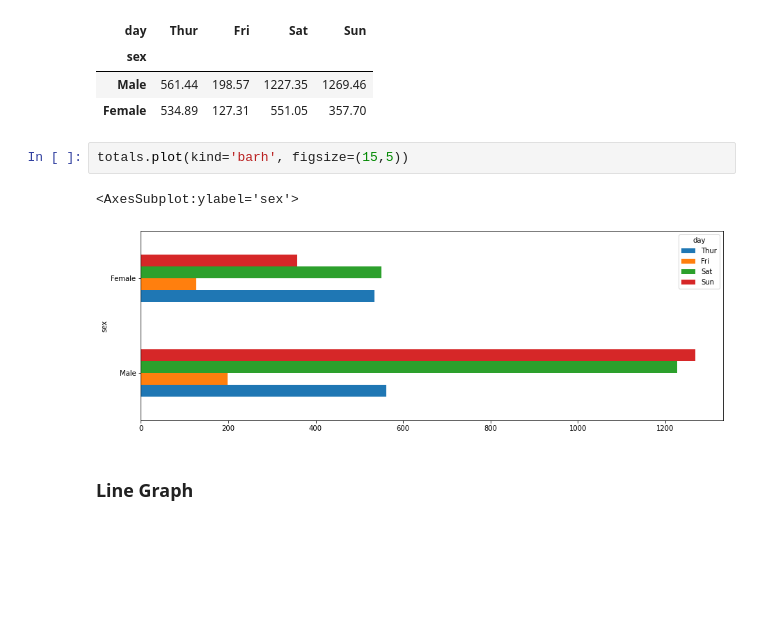
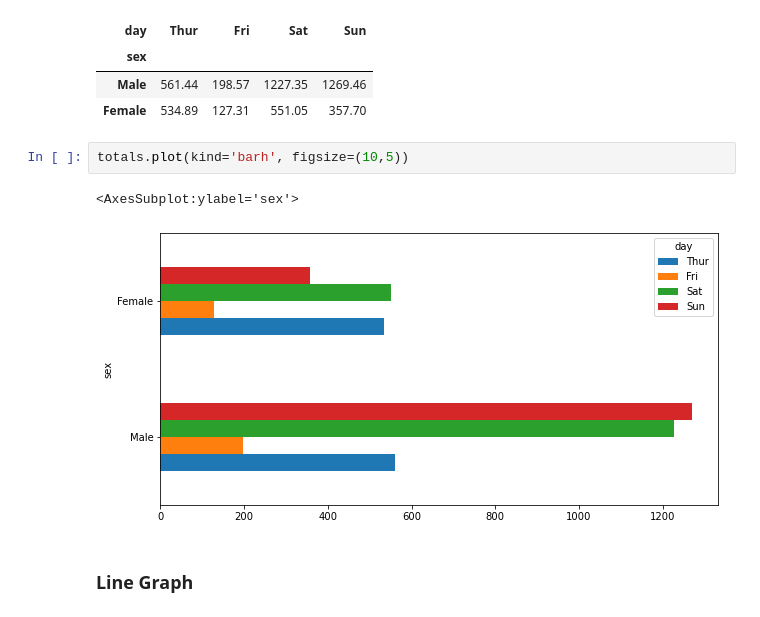
Before and after one commit to srikanthpragada/DS_20_SEP_2021, a Jupyter notebook: plots/matplotlibdemo.ipynb, the cells around one changed output. Cells and saved outputs as stored; diff of their text form; blank space fills up the shorter version.

```diff
--- a/plots/matplotlibdemo.ipynb
+++ b/plots/matplotlibdemo.ipynb
@@ -324,10 +329,10 @@ totals
 | Male | 561.44 | 198.57 | 1227.35 | 1269.46 |
 | Female | 534.89 | 127.31 | 551.05 | 357.70 |
 # %%
-totals.plot(kind='barh', figsize=(15,5))
+totals.plot(kind='barh', figsize=(10,5))
 # %% [output]
 <AxesSubplot:ylabel='sex'>
-[figure, old version]
+[figure, new version]
 # %% [markdown]
 ### Line Graph
 # %%
```
Also changed, not shown: parts of 6 cells of this notebook, 5 other files.
